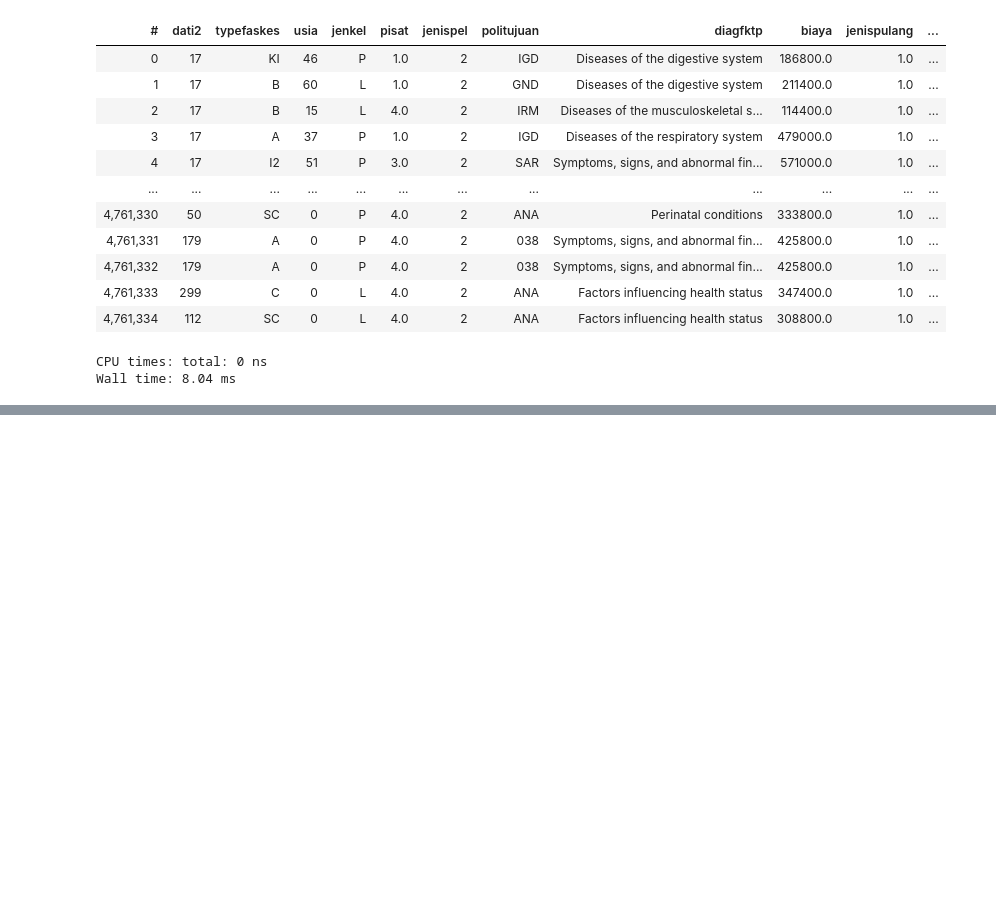
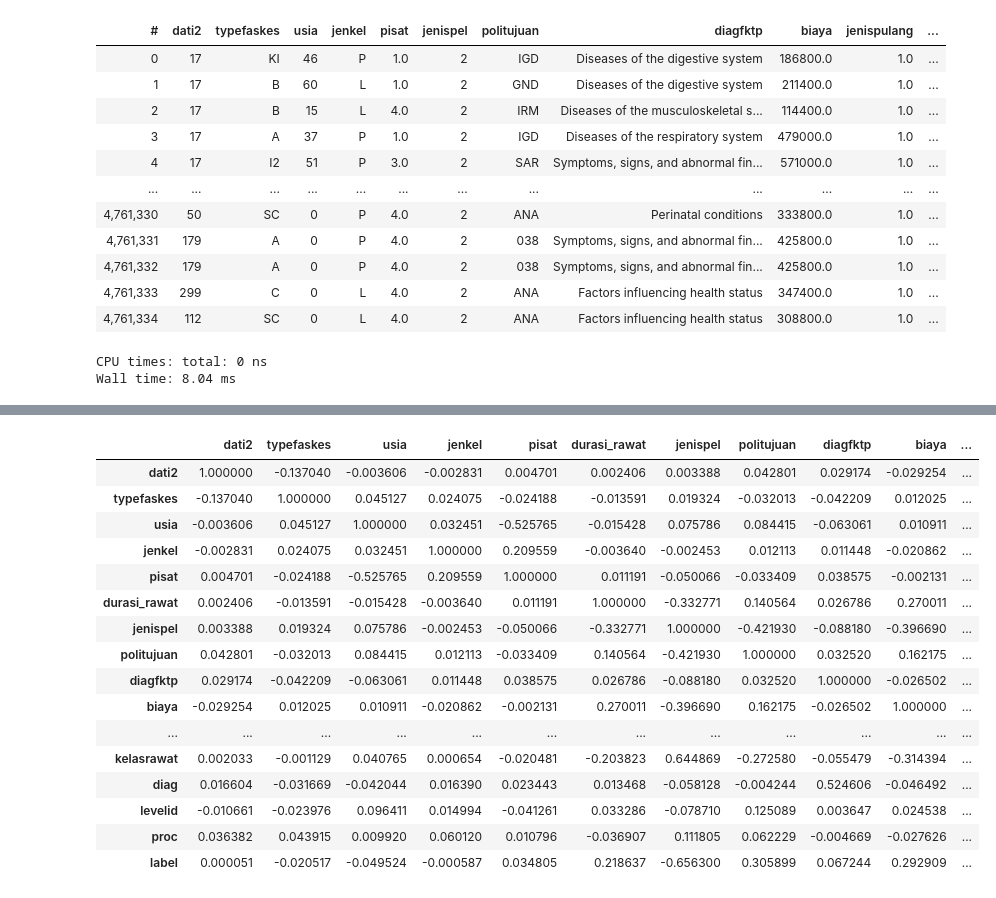
Before and after one commit to Roymundus/TugasAkhir, a Jupyter notebook: code_gabungan.ipynb, the cells around one changed output, grey strips where cells are left out. Cells and saved outputs as stored; diff of their text form; code cells hidden in the pictures; blank space fills up the shorter version.

```diff
--- a/code_gabungan.ipynb
+++ b/code_gabungan.ipynb
@@ -599,0 +851,20 @@ df_gabungan3.describe()
+# %%
+corr
+# %% [output]
+|  | dati2 | typefaskes | usia | jenkel | pisat | durasi_rawat | jenispel | politujuan | diagfktp | biaya | ... |
+| dati2 | 1.000000 | -0.137040 | -0.003606 | -0.002831 | 0.004701 | 0.002406 | 0.003388 | 0.042801 | 0.029174 | -0.029254 | ... |
+| typefaskes | -0.137040 | 1.000000 | 0.045127 | 0.024075 | -0.024188 | -0.013591 | 0.019324 | -0.032013 | -0.042209 | 0.012025 | ... |
+| usia | -0.003606 | 0.045127 | 1.000000 | 0.032451 | -0.525765 | -0.015428 | 0.075786 | 0.084415 | -0.063061 | 0.010911 | ... |
+| jenkel | -0.002831 | 0.024075 | 0.032451 | 1.000000 | 0.209559 | -0.003640 | -0.002453 | 0.012113 | 0.011448 | -0.020862 | ... |
+| pisat | 0.004701 | -0.024188 | -0.525765 | 0.209559 | 1.000000 | 0.011191 | -0.050066 | -0.033409 | 0.038575 | -0.002131 | ... |
+| durasi_rawat | 0.002406 | -0.013591 | -0.015428 | -0.003640 | 0.011191 | 1.000000 | -0.332771 | 0.140564 | 0.026786 | 0.270011 | ... |
+| jenispel | 0.003388 | 0.019324 | 0.075786 | -0.002453 | -0.050066 | -0.332771 | 1.000000 | -0.421930 | -0.088180 | -0.396690 | ... |
+| politujuan | 0.042801 | -0.032013 | 0.084415 | 0.012113 | -0.033409 | 0.140564 | -0.421930 | 1.000000 | 0.032520 | 0.162175 | ... |
+| diagfktp | 0.029174 | -0.042209 | -0.063061 | 0.011448 | 0.038575 | 0.026786 | -0.088180 | 0.032520 | 1.000000 | -0.026502 | ... |
+| biaya | -0.029254 | 0.012025 | 0.010911 | -0.020862 | -0.002131 | 0.270011 | -0.396690 | 0.162175 | -0.026502 | 1.000000 | ... |
+| ... | ... | ... | ... | ... | ... | ... | ... | ... | ... | ... | ... |
+| kelasrawat | 0.002033 | -0.001129 | 0.040765 | 0.000654 | -0.020481 | -0.203823 | 0.644869 | -0.272580 | -0.055479 | -0.314394 | ... |
+| diag | 0.016604 | -0.031669 | -0.042044 | 0.016390 | 0.023443 | 0.013468 | -0.058128 | -0.004244 | 0.524606 | -0.046492 | ... |
+| levelid | -0.010661 | -0.023976 | 0.096411 | 0.014994 | -0.041261 | 0.033286 | -0.078710 | 0.125089 | 0.003647 | 0.024538 | ... |
+| proc | 0.036382 | 0.043915 | 0.009920 | 0.060120 | 0.010796 | -0.036907 | 0.111805 | 0.062229 | -0.004669 | -0.027626 | ... |
+| label | 0.000051 | -0.020517 | -0.049524 | -0.000587 | 0.034805 | 0.218637 | -0.656300 | 0.305899 | 0.067244 | 0.292909 | ... |
```
Also changed, not shown: parts of 54 cells of this notebook, 1 other file.
